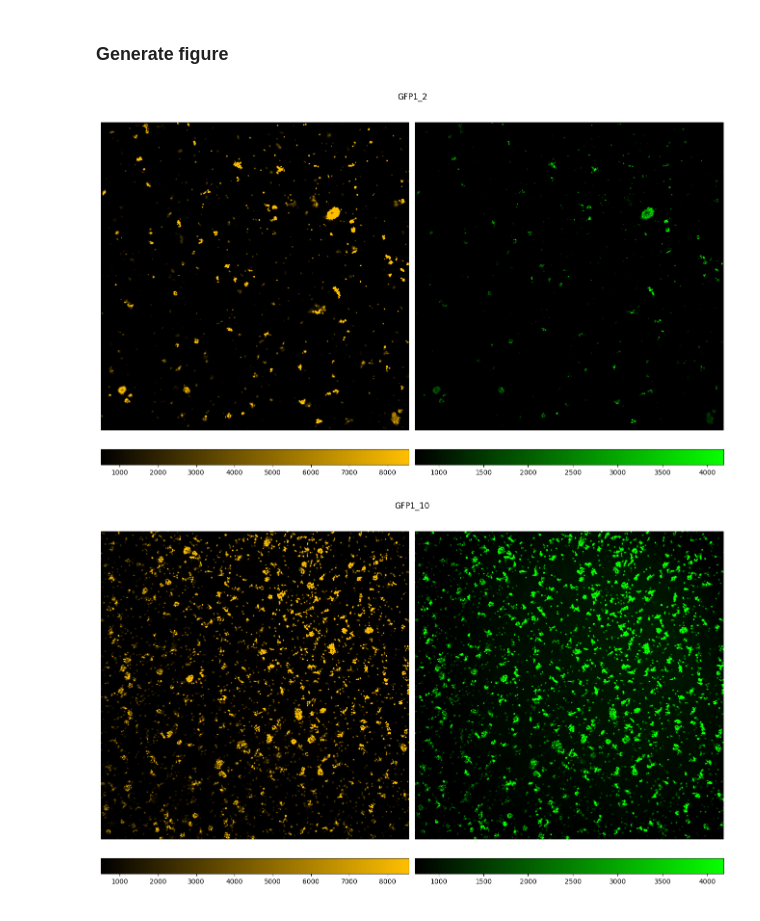
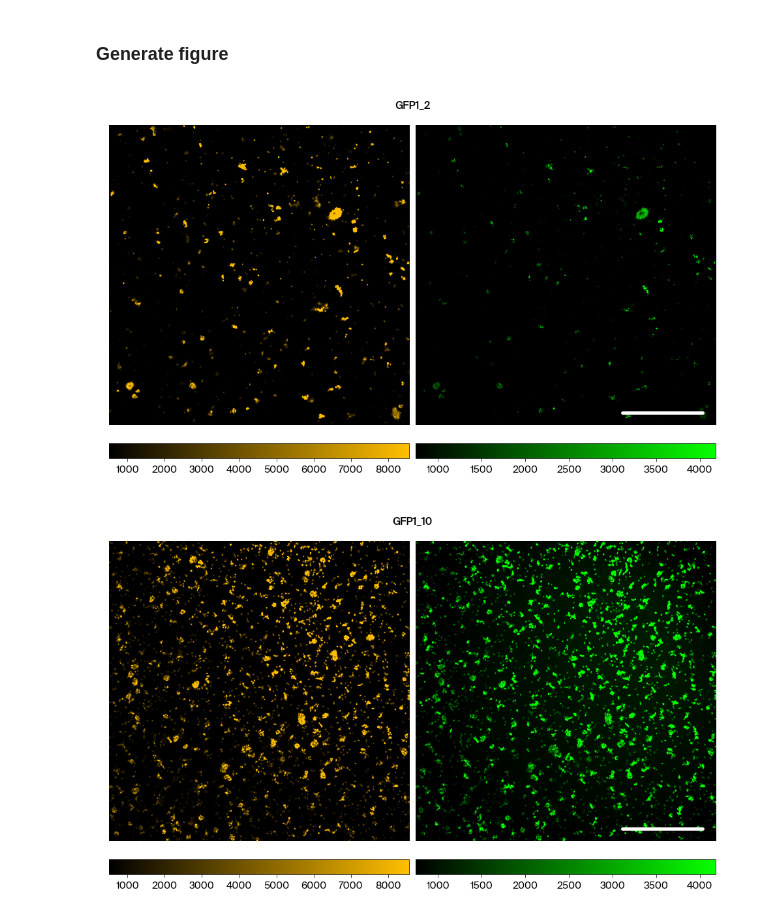
Before and after one commit to Arcadia-Science/2025-GFP-variant-design, a Jupyter notebook: notebooks/05_visualize_fluorescence.ipynb, the cells around one changed output. Cells and saved outputs as stored; diff of their text form; code cells hidden in the pictures.

Commit message:
Update 05_visualize_fluorescence.ipynb
- fix typo found in overview
- note that variants are expressed in E coli
- run with apc.mpl.setup()
- add scalebar

```diff
--- a/notebooks/05_visualize_fluorescence.ipynb
+++ b/notebooks/05_visualize_fluorescence.ipynb
@@ -79,10 +79,24 @@ def create_opaque_colormap(
     return colormap
 
 
+def get_scalebar_coordinates(
+    image_shape: tuple[int, int],
+    pixel_size_um: float,
+    scalebar_um: float,
+    offset_px: tuple[int, int] = (50, 50),
+) -> tuple[tuple[int, int], tuple[int, int]]:
+    """Get x, y coordinates for plotting a scalebar onto an image."""
+    y2, x2 = np.array(image_shape) - offset_px
+    length_px = scalebar_um / pixel_size_um
+    x1 = x2 - length_px
+    return (x1, x2), (y2, y2)
+
+
 def plot_microscopy_image(
     nd2_path: Path,
     vmins: dict[int, float],
     vmaxs: dict[int, float],
+    scalebar_um: int | None = None,
     add_colorbar: bool = True,
 ) -> Figure:
     """Generate a figure from a multichannel fluorescence microscopy image.
@@ -91,19 +105,23 @@ def plot_microscopy_image(
         nd2_path: Path to ND2 file.
         vmins: Mapping of channel index to minimum intensity value to display.
         vmaxs: Mapping of channel index to maximum intensity value to display.
-        add_colorbar: Whether to add a colorbar to the figure.
+        scalebar_um: Length of scalebar in microns. Defaults to None (no scalebar).
+        add_colorbar: Whether to add a colorbar to the figure. Defaults to True.
 
     Returns:
         Figure: matplotlib figure.
     """
+    if not nd2_path.exists():
+        raise FileNotFoundError(f"{nd2_path} does not exist.")
+
     # Read ND2 image
     with nd2.ND2File(nd2_path) as nd2f:
         multichannel_intensities = nd2f.asarray()
         metadata = nd2f.metadata
+        voxel_size_um = nd2f.voxel_size()
 
     # Create matplotlib figure with 2 horizontal subplots
     num_cols = 2
-    # figsize = apc.mpl.get_figure_dimensions("full_wide")
     figsize = (13, 8)
     fig, axes = plt.subplots(
         ncols=num_cols,
@@ -126,6 +144,17 @@ def plot_microscopy_image(
             vmin=vmins[i],
             vmax=vmaxs[i],
         )
+
+        # Add scalebar to rightmost axis
+        is_last_channel = channel == metadata.channels[-1]
+        if scalebar_um is not None and is_last_channel:
+            coordinates = get_scalebar_coordinates(
+                image_shape=multichannel_intensities[i].shape,
+                pixel_size_um=voxel_size_um.x,
+                scalebar_um=scalebar_um,
+            )
+            ax.plot(*coordinates, color="white", lw=5)
+
         # Add colorbar
         if add_colorbar:
             fig.colorbar(im, orientation="horizontal")
@@ -177,20 +206,21 @@ vmins, vmaxs
 # %%
 # Loop through ND2 files
 for variant_name, nd2_path in nd2_path_map.items():
     # Create plot
     fig = plot_microscopy_image(
         nd2_path,
         vmins=vmins,
         vmaxs=vmaxs,
+        scalebar_um=100,
     )
 
     # Add title
     title = f"{variant_name}"
     fig.suptitle(title)
 
     # Save figure
     filename = f"{variant_name}.pdf"
     fig.savefig(filename)
 # %% [output]
-[figure, old version]
+[figure, new version]
-[figure, old version]
+[figure, new version]
```
Also changed, not shown: parts of 1 cell of this notebook.
